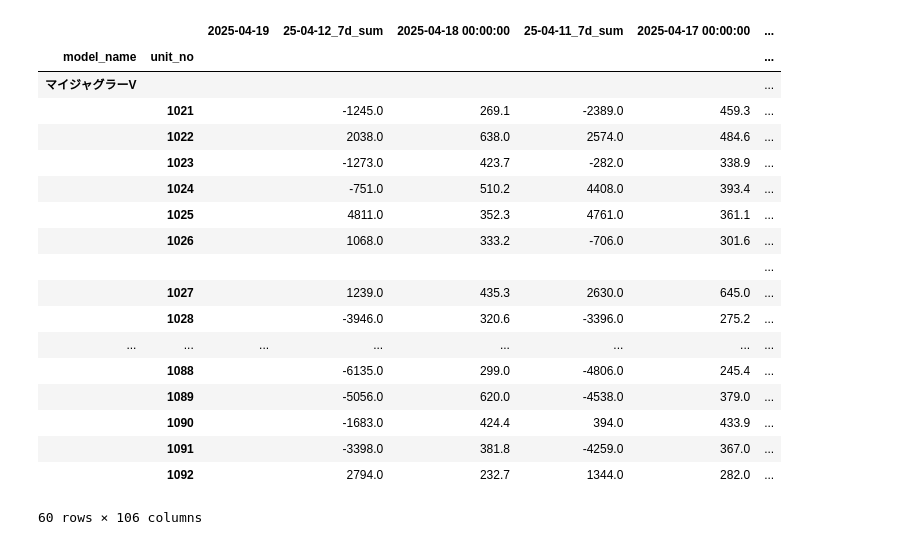
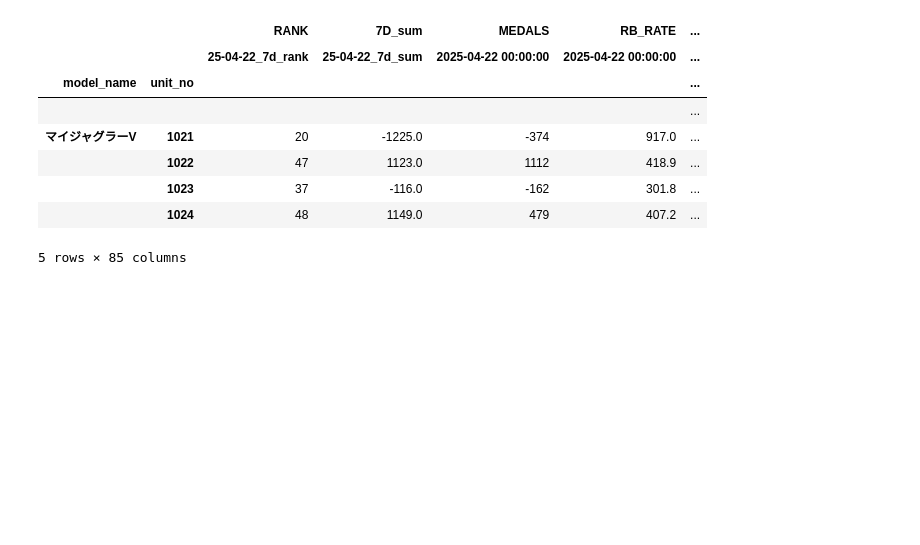
Before and after one commit to akmiccom/dataOnline, a Jupyter notebook: anaslo_02/ipynb/exa_first_last7days_rb_rate.ipynb, the cells around one changed output. Saved outputs shown, nothing was run; the diff lists cells and outputs as text; code cells hidden in the pictures; blank space fills up the shorter version.

```diff
--- a/anaslo_02/ipynb/exa_first_last7days_rb_rate.ipynb
+++ b/anaslo_02/ipynb/exa_first_last7days_rb_rate.ipynb
@@ -173,44 +209,37 @@ display(rb_rate.head(3))
 # %%
-# 同じ列数を前提（もしくは短い方に合わせる）
-columns_interleaved = [
-    col for pair in zip(rb_rate.columns, rolling_7d_sum.columns) for col in pair
-]
-merged = pd.concat([rb_rate, rolling_7d_sum], axis=1)[columns_interleaved]
-# 空行を追加
-empty_index = pd.MultiIndex.from_tuples([(model_name, "")], names=merged.index.names)
-merged_with_blanks = pd.DataFrame(
-    [[""] * merged.shape[1]], columns=merged.columns, index=empty_index
-)
-empty_row = merged_with_blanks.copy()
-blocks = [
-    merged.iloc[0:6],
-    merged.iloc[6:12],
-    merged.iloc[12:21],
-    merged.iloc[21:30],
-    merged.iloc[30:46],
-    merged.iloc[46:54],
-    merged.iloc[54:61],
-]
-for block in blocks:
-    merged_with_blanks = pd.concat([merged_with_blanks, block, empty_row])
-merged_with_blanks.head(60)
+# # 同じ列数を前提（もしくは短い方に合わせる）
+# columns_interleaved = [
+#     col for pair in zip(rolling_7d_rank.columns, rolling_7d_sum.columns, medals.columns, rb_rate.columns, total_rate.columns) for col in pair
+# ]
+# merged = pd.concat([rolling_7d_rank, rolling_7d_sum, medals, rb_rate, total_rate], axis=1)[columns_interleaved]
+# # 空行を追加
+# empty_index = pd.MultiIndex.from_tuples([("", "")], names=merged.index.names)
+# merged_with_blanks = pd.DataFrame(
+#     [[""] * merged.shape[1]], columns=merged.columns, index=empty_index
+# )
+# empty_row = merged_with_blanks.copy()
+# blocks = [
+#     merged.iloc[0:6],
+#     merged.iloc[6:12],
+#     merged.iloc[12:21],
+#     merged.iloc[21:30],
+#     merged.iloc[30:46],
+#     merged.iloc[46:54],
+#     merged.iloc[54:61],
+# ]
+# for block in blocks:
+#     merged_with_blanks = pd.concat([merged_with_blanks, block, empty_row])
+
+# # rank = rolling_7d_sum.iloc[:, 1].rank(method="min", ascending=True).astype(int)
+# merged_with_blanks.to_csv(f"{model_name}_merged.csv", encoding="utf_8_sig")
+# merged_with_blanks.head()
 # %% [output]
-|  |  | 2025-04-19 | 25-04-12_7d_sum | 2025-04-18 00:00:00 | 25-04-11_7d_sum | 2025-04-17 00:00:00 | ... |
-| model_name | unit_no |  |  |  |  |  | ... |
-| マイジャグラーV |  |  |  |  |  |  | ... |
-|  | 1021 |  | -1245.0 | 269.1 | -2389.0 | 459.3 | ... |
-|  | 1022 |  | 2038.0 | 638.0 | 2574.0 | 484.6 | ... |
-|  | 1023 |  | -1273.0 | 423.7 | -282.0 | 338.9 | ... |
-|  | 1024 |  | -751.0 | 510.2 | 4408.0 | 393.4 | ... |
-|  | 1025 |  | 4811.0 | 352.3 | 4761.0 | 361.1 | ... |
-|  | 1026 |  | 1068.0 | 333.2 | -706.0 | 301.6 | ... |
-|  |  |  |  |  |  |  | ... |
-|  | 1027 |  | 1239.0 | 435.3 | 2630.0 | 645.0 | ... |
-|  | 1028 |  | -3946.0 | 320.6 | -3396.0 | 275.2 | ... |
-| ... | ... | ... | ... | ... | ... | ... | ... |
-|  | 1088 |  | -6135.0 | 299.0 | -4806.0 | 245.4 | ... |
-|  | 1089 |  | -5056.0 | 620.0 | -4538.0 | 379.0 | ... |
-|  | 1090 |  | -1683.0 | 424.4 | 394.0 | 433.9 | ... |
-|  | 1091 |  | -3398.0 | 381.8 | -4259.0 | 367.0 | ... |
-|  | 1092 |  | 2794.0 | 232.7 | 1344.0 | 282.0 | ... |
+|  |  | RANK | 7D_sum | MEDALS | RB_RATE | ... |
+|  |  | 25-04-22_7d_rank | 25-04-22_7d_sum | 2025-04-22 00:00:00 | 2025-04-22 00:00:00 | ... |
+| model_name | unit_no |  |  |  |  | ... |
+|  |  |  |  |  |  | ... |
+| マイジャグラーV | 1021 | 20 | -1225.0 | -374 | 917.0 | ... |
+|  | 1022 | 47 | 1123.0 | 1112 | 418.9 | ... |
+|  | 1023 | 37 | -116.0 | -162 | 301.8 | ... |
+|  | 1024 | 48 | 1149.0 | 479 | 407.2 | ... |
-60 rows × 106 columns
+5 rows × 85 columns
```
Also changed, not shown: parts of 10 cells of this notebook, 30 other files.
